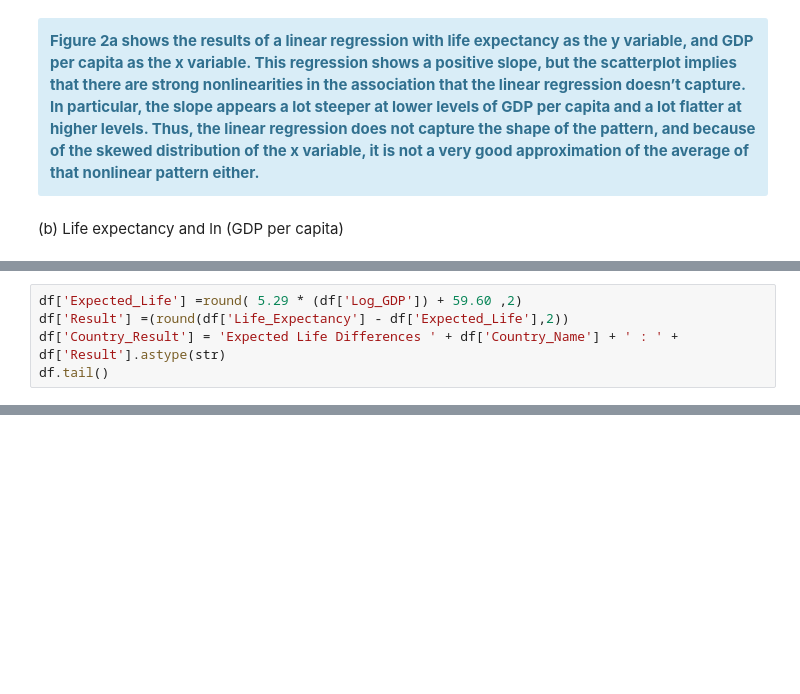
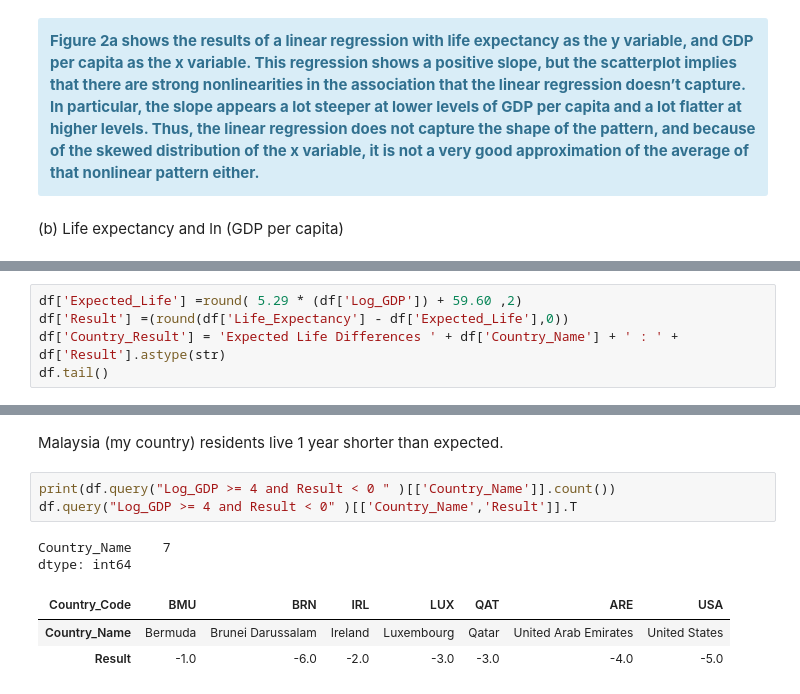
Before and after one commit to fazlanharun/Life-expectancy-and-income-Python, a Jupyter notebook: Life Expectancy and income.ipynb, the cells around one changed output, grey strips where cells are left out. Saved outputs shown, nothing was run; the diff lists cells and outputs as text; blank space fills up the shorter version.

```diff
--- a/Life Expectancy and income.ipynb
+++ b/Life Expectancy and income.ipynb
@@ -443,5 +435,0 @@ The same interactive chart will displayed later instead to avoid redundancy.
-# %%
-df['Expected_Life'] =round( 5.29 * (df['Log_GDP']) + 59.60 ,2)
-df['Result'] =(round(df['Life_Expectancy'] - df['Expected_Life'],2))
-df['Country_Result'] = 'Expected Life Differences ' + df['Country_Name'] + ' : ' + df['Result'].astype(str)
-df.tail()
@@ -474,0 +446,5 @@ df.iplot(x='Log_GDP',
+# %%
+df['Expected_Life'] =round( 5.29 * (df['Log_GDP']) + 59.60 ,2)
+df['Result'] =(round(df['Life_Expectancy'] - df['Expected_Life'],0))
+df['Country_Result'] = 'Expected Life Differences ' + df['Country_Name'] + ' : ' + df['Result'].astype(str)
+df.tail()
@@ -474,0 +502,11 @@ df.iplot(x='Log_GDP',
+# %% [markdown]
+Malaysia (my country) residents live 1 year shorter than expected.
+# %%
+print(df.query("Log_GDP >= 4 and Result < 0 " )[['Country_Name']].count())
+df.query("Log_GDP >= 4 and Result < 0" )[['Country_Name','Result']].T
+# %% [output]
+Country_Name    7
+dtype: int64
+| Country_Code | BMU | BRN | IRL | LUX | QAT | ARE | USA |
+| Country_Name | Bermuda | Brunei Darussalam | Ireland | Luxembourg | Qatar | United Arab Emirates | United States |
+| Result | -1.0 | -6.0 | -2.0 | -3.0 | -3.0 | -4.0 | -5.0 |
```
Also changed, not shown: parts of 17 cells of this notebook, 2 other files.
